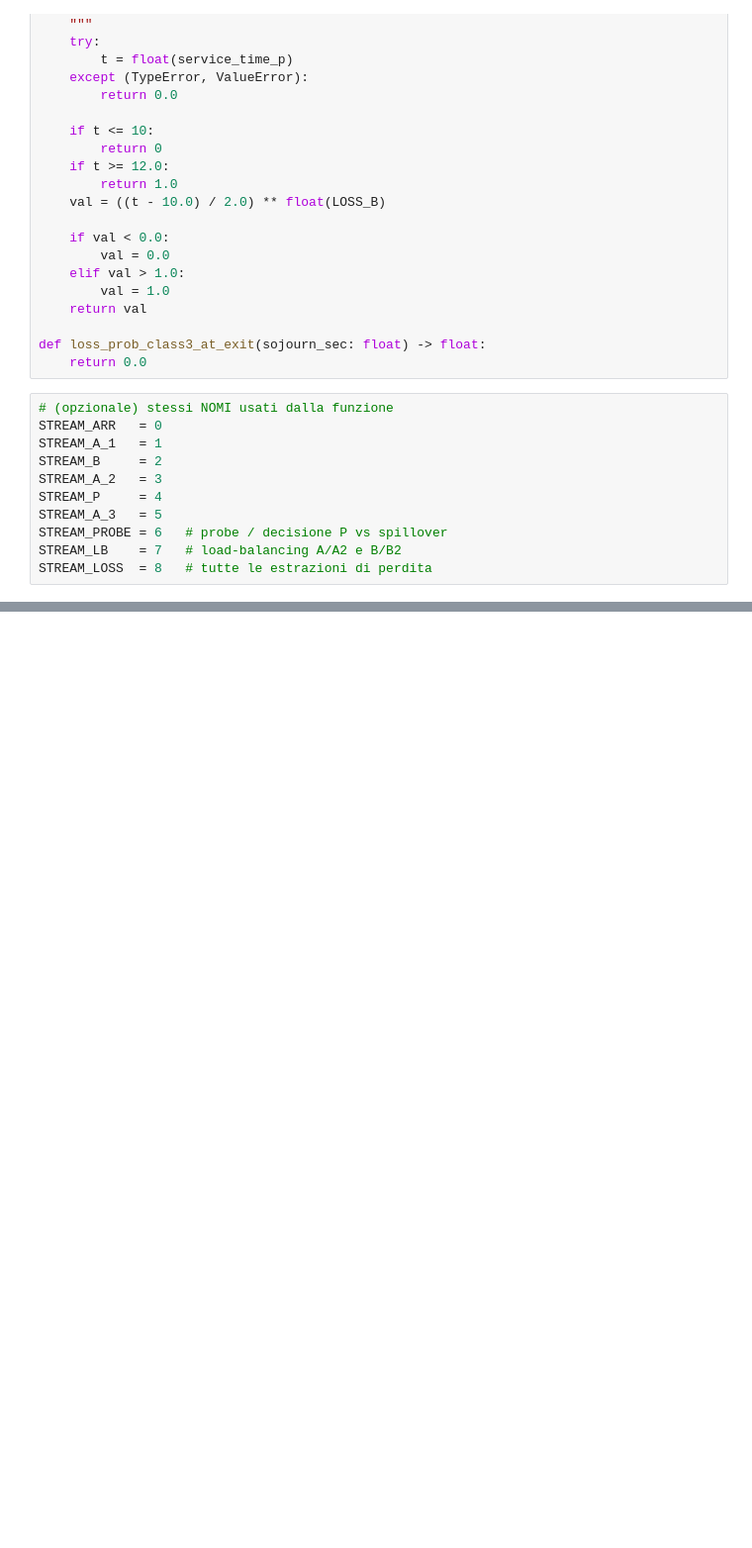
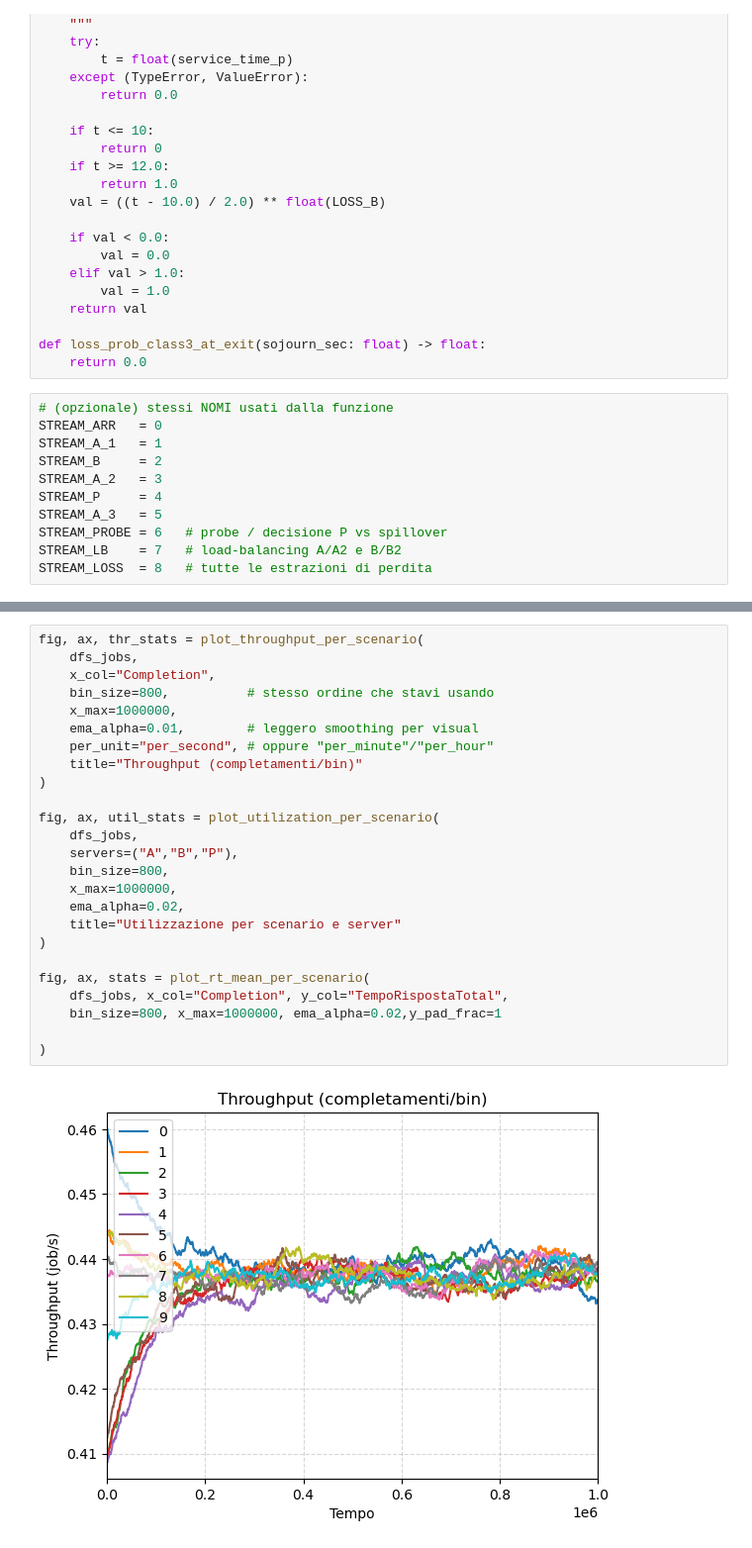
Before and after one commit to lucacupellaro/PMCSN, a Jupyter notebook: PMCSN.ipynb, the cells around one changed output, grey strips where cells are left out. Shown at 99% size. Saved outputs shown, nothing was run; the diff lists cells and outputs as text; blank space fills up the shorter version.

```diff
--- a/PMCSN.ipynb
+++ b/PMCSN.ipynb
@@ -1899,0 +1938,27 @@ FLAG = True   # le p_loss diventano 0.0
+# %%
+fig, ax, thr_stats = plot_throughput_per_scenario(
+    dfs_jobs,
+    x_col="Completion",
+    bin_size=800,          # stesso ordine che stavi usando
+    x_max=1000000,
+    ema_alpha=0.01,        # leggero smoothing per visual
+    per_unit="per_second", # oppure "per_minute"/"per_hour"
+    title="Throughput (completamenti/bin)"
+)
+
+fig, ax, util_stats = plot_utilization_per_scenario(
+    dfs_jobs,
+    servers=("A","B","P"),
+    bin_size=800,
+    x_max=1000000,
+    ema_alpha=0.02,
+    title="Utilizzazione per scenario e server"
+)
+
+fig, ax, stats = plot_rt_mean_per_scenario(
+    dfs_jobs, x_col="Completion", y_col="TempoRispostaTotal",
+    bin_size=800, x_max=1000000, ema_alpha=0.02,y_pad_frac=1
+
+)
+# %% [output]
+[figure, added]
```
Also changed, not shown: parts of 8 cells of this notebook, 1 other file.
